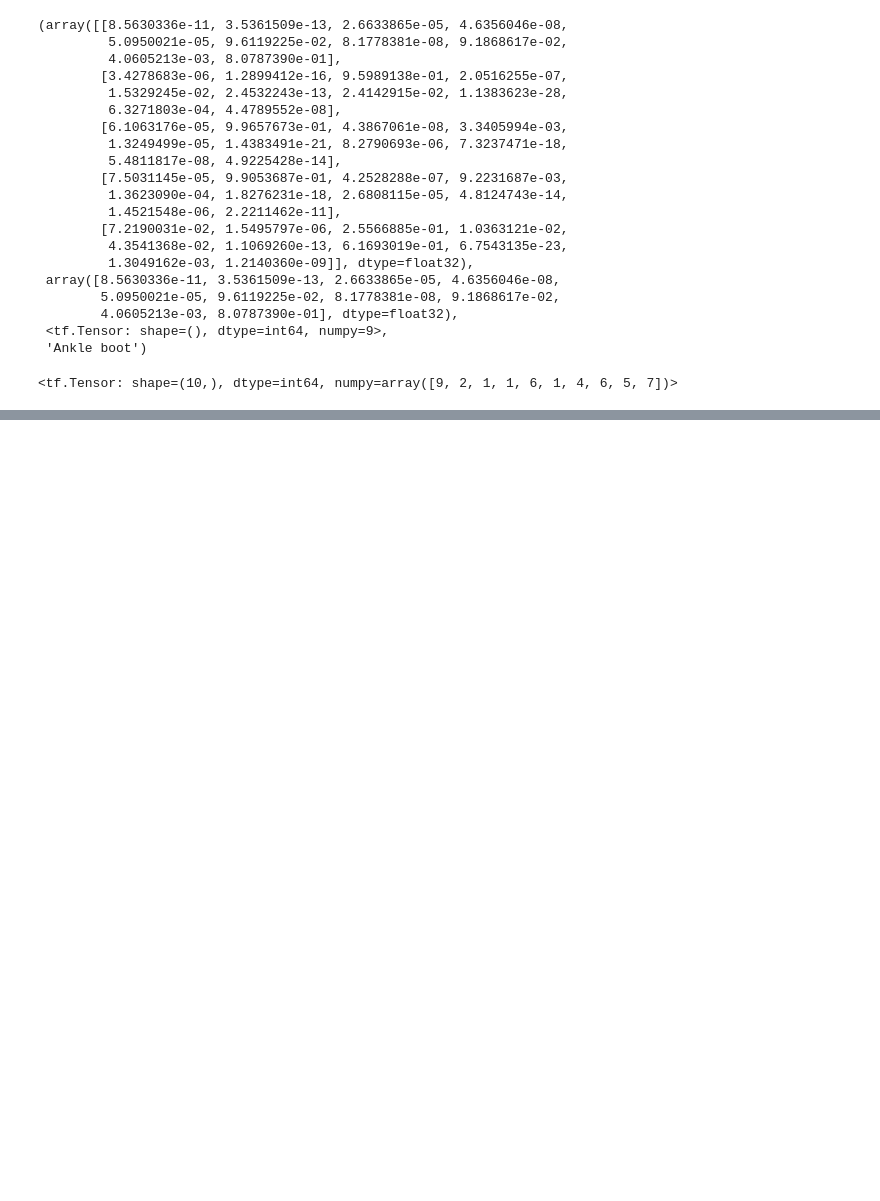
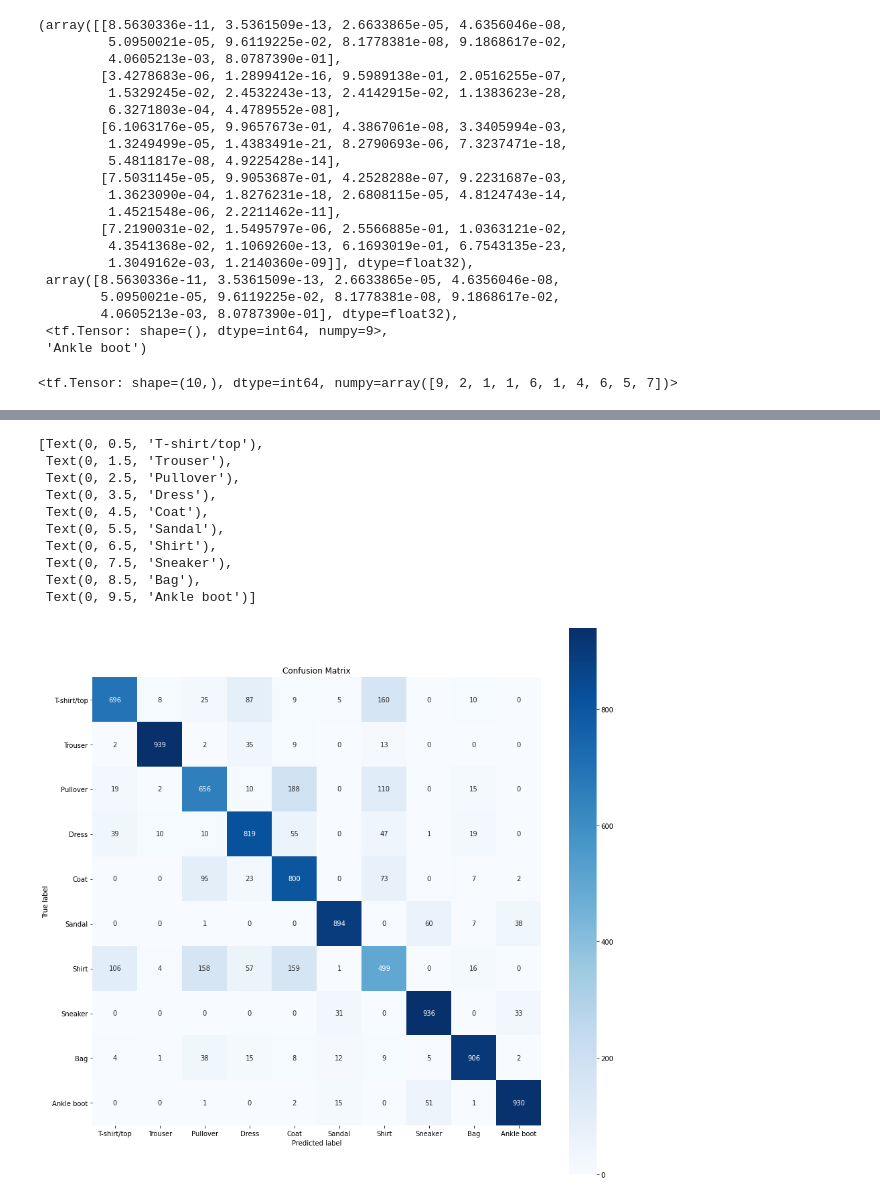
Before and after one commit to Shubhranshu-Malhotra/Tensorflow-Developer-ZTM, a Jupyter notebook: [Practice_Project]_02_neural_network_classification_in_tensorflow.ipynb, the cells around one changed output, grey strips where cells are left out. Drawn from its saved outputs; the diff is of its cells as text; code cells hidden in the pictures; blank space fills up the shorter version.

Commit message:
Visualize confusion matrix using sns heatmap

```diff
--- a/[Practice_Project]_02_neural_network_classification_in_tensorflow.ipynb
+++ b/[Practice_Project]_02_neural_network_classification_in_tensorflow.ipynb
@@ -513,0 +509,4 @@ NameError: ignored
+# %%
+from sklearn.metrics import confusion_matrix
+conf_mat = confusion_matrix(y_test, y_preds)
+conf_mat
@@ -513,0 +524,31 @@ NameError: ignored
+# %%
+# Visualize confusion matrix using seaborn heaatmap [Important]
+import seaborn as sns
+ax = plt.figure(figsize = (15,15))
+ax = sns.heatmap(conf_mat.astype('int'), cmap = 'Blues', annot = True, fmt = 'd', square = True)
+# Label the axes
+ax.set(title="Confusion Matrix",
+         xlabel="Predicted label",
+         ylabel="True label",
+         xticks=np.arange(0.5,len(class_to_label)), # create enough axis slots for each class
+         yticks=np.arange(0.5,len(class_to_label)),
+         xticklabels=class_to_label.values(), # axes will labeled with class names (if they exist) or ints
+         yticklabels=class_to_label.values());
+# ax = plt.xlabel("Predicted label",fontsize=15) # To set font size
+# ax = plt.xlabel("True label",fontsize=15)
+ax.set_xticklabels(ax.get_xticklabels(), rotation=0, horizontalalignment='center', va = 'top');
+ax.set_yticklabels(ax.get_yticklabels(), rotation=0, horizontalalignment='right');
+# ax.set_ylim([0,10])
+# ax.yaxis.set_major_locator(ticker.IndexLocator(base=1, offset=0.5))
+# %% [output]
+[Text(0, 0.5, 'T-shirt/top'),
+ Text(0, 1.5, 'Trouser'),
+ Text(0, 2.5, 'Pullover'),
+ Text(0, 3.5, 'Dress'),
+ Text(0, 4.5, 'Coat'),
+ Text(0, 5.5, 'Sandal'),
+ Text(0, 6.5, 'Shirt'),
+ Text(0, 7.5, 'Sneaker'),
+ Text(0, 8.5, 'Bag'),
+ Text(0, 9.5, 'Ankle boot')]
+[figure, added]
```
Also changed, not shown: parts of 9 cells of this notebook.
